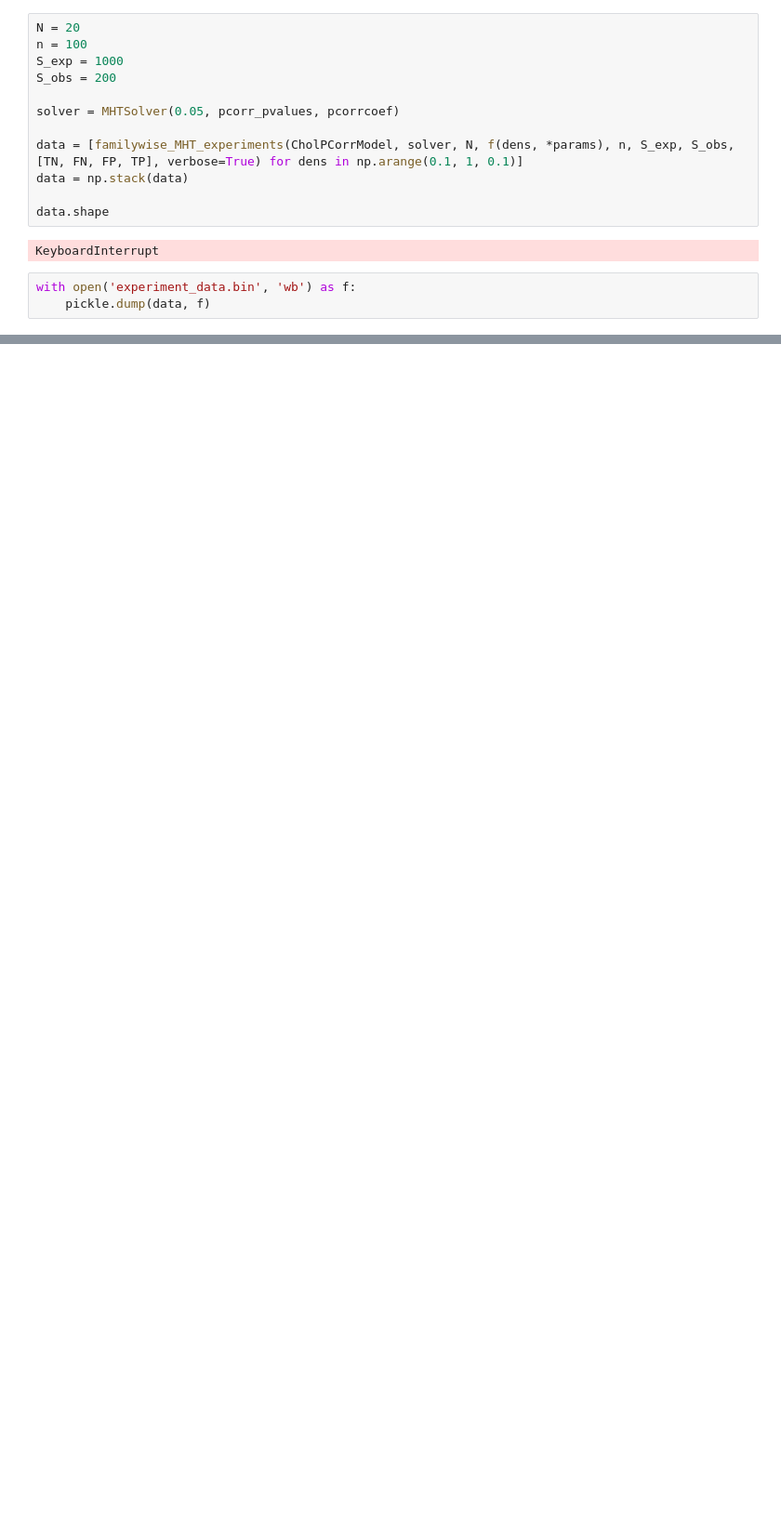
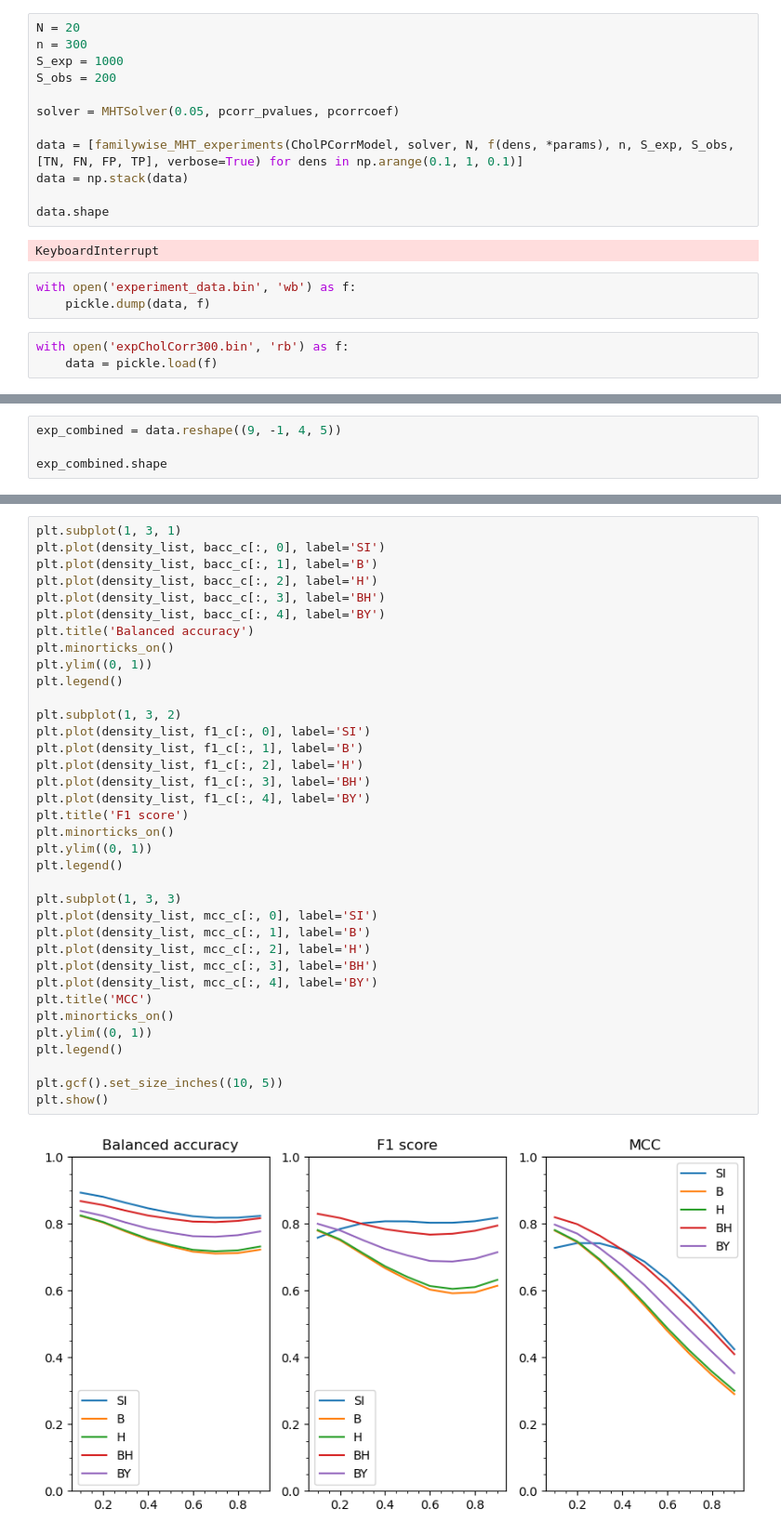
Before and after one commit to cofofprom/GGMS_framework, a Jupyter notebook: test.ipynb, the cells around one changed output, grey strips where cells are left out. Shown at 93% size. Cells and saved outputs as stored; diff of their text form; blank space fills up the shorter version.

Commit message:
more graphs

```diff
--- a/test.ipynb
+++ b/test.ipynb
@@ -19,7 +19,7 @@ def f(x, a, b, c):
 params = curve_fit(f, np.arange(0.1, 1, 0.1), [0.94, 0.87, 0.85, 0.77, 0.74, 0.68, 0.64, 0.55, 0.4])[0]
 # %%
 N = 20
-n = 100
+n = 300
 S_exp = 1000
 S_obs = 200
 
@@ -34,3 +34,6 @@ KeyboardInterrupt
 # %%
 with open('experiment_data.bin', 'wb') as f:
     pickle.dump(data, f)
+# %%
+with open('expCholCorr300.bin', 'rb') as f:
+    data = pickle.load(f)
@@ -36,0 +44,4 @@ with open('experiment_data.bin', 'wb') as f:
+# %%
+exp_combined = data.reshape((9, -1, 4, 5))
+
+exp_combined.shape
@@ -36,0 +138,38 @@ with open('experiment_data.bin', 'wb') as f:
+# %%
+plt.subplot(1, 3, 1)
+plt.plot(density_list, bacc_c[:, 0], label='SI')
+plt.plot(density_list, bacc_c[:, 1], label='B')
+plt.plot(density_list, bacc_c[:, 2], label='H')
+plt.plot(density_list, bacc_c[:, 3], label='BH')
+plt.plot(density_list, bacc_c[:, 4], label='BY')
+plt.title('Balanced accuracy')
+plt.minorticks_on()
+plt.ylim((0, 1))
+plt.legend()
+
+plt.subplot(1, 3, 2)
+plt.plot(density_list, f1_c[:, 0], label='SI')
+plt.plot(density_list, f1_c[:, 1], label='B')
+plt.plot(density_list, f1_c[:, 2], label='H')
+plt.plot(density_list, f1_c[:, 3], label='BH')
+plt.plot(density_list, f1_c[:, 4], label='BY')
+plt.title('F1 score')
+plt.minorticks_on()
+plt.ylim((0, 1))
+plt.legend()
+
+plt.subplot(1, 3, 3)
+plt.plot(density_list, mcc_c[:, 0], label='SI')
+plt.plot(density_list, mcc_c[:, 1], label='B')
+plt.plot(density_list, mcc_c[:, 2], label='H')
+plt.plot(density_list, mcc_c[:, 3], label='BH')
+plt.plot(density_list, mcc_c[:, 4], label='BY')
+plt.title('MCC')
+plt.minorticks_on()
+plt.ylim((0, 1))
+plt.legend()
+
+plt.gcf().set_size_inches((10, 5))
+plt.show()
+# %% [output]
+[figure, added]
```
Also changed, not shown: parts of 4 cells of this notebook.
